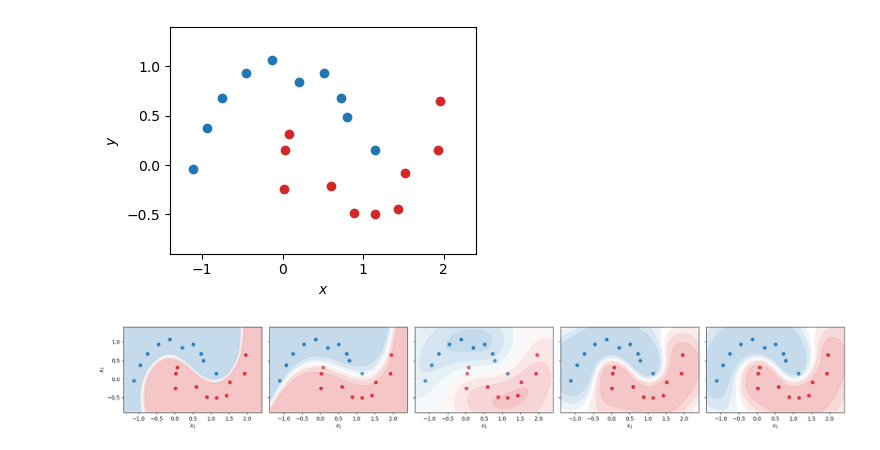
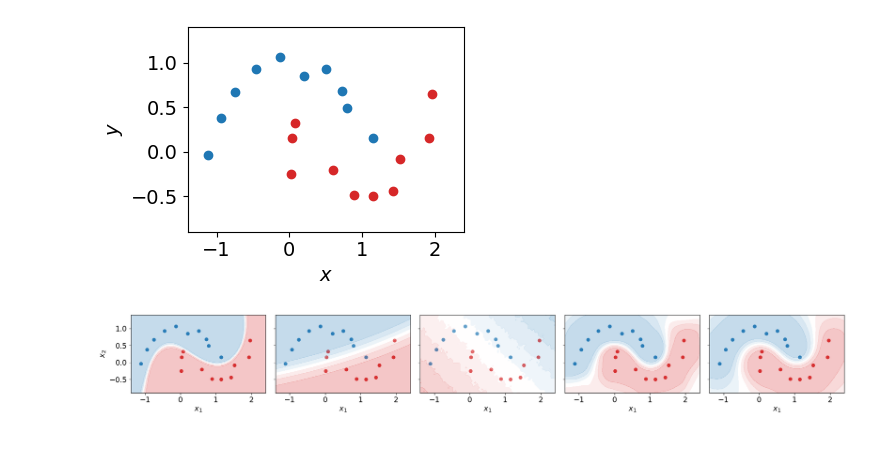
Before and after one commit to ethanharvey98/understanding-SNGP, a Jupyter notebook: notebooks/classification_demo.ipynb, the cells around one changed output. Cells and saved outputs as stored; diff of their text form; code cells hidden in the pictures.

```diff
--- a/notebooks/classification_demo.ipynb
+++ b/notebooks/classification_demo.ipynb
@@ -5,6 +5,7 @@ import types
 import math
 import numpy as np
 import matplotlib.pyplot as plt
+plt.rcParams.update({'font.size': 14})
 from matplotlib.colors import LinearSegmentedColormap
 from sklearn.datasets import make_moons
 # PyTorch
@@ -22,10 +23,17 @@ import layers
 import losses
 import utils
 # %%
-X_numpy, y_numpy = make_moons(n_samples=20, noise=0.1, random_state=42)
+N = 20
+X_numpy, y_numpy = make_moons(n_samples=N, noise=0.1, random_state=42)
 
 X = torch.tensor(X_numpy, dtype=torch.float32)
 y = torch.tensor(y_numpy.reshape(-1, 1), dtype=torch.float32)
+
+#X_train, X_val = X, X
+#y_train, y_val = y, y
+# TODO: Use train and validation set.
+X_train, X_val = X[:int((4/5)*N)], X[int((4/5)*N):]
+y_train, y_val = y[:int((4/5)*N)], y[int((4/5)*N):]
 
 ncols, nrows = 1, 1
 fig, ax = plt.subplots(figsize=(4*ncols, 3*nrows), ncols=ncols, nrows=nrows, sharex=True, sharey='row')
@@ -38,4 +46,4 @@ plt.ylabel(r'$y$')
 fig.tight_layout()
 plt.show()
 # %% [output]
-[figure, old version]
+[figure, new version]
@@ -230,8 +249,10 @@ with torch.no_grad():
 # %%
 lengthscale1_preds = torch.load('classification_lengthscale1_preds.pt', weights_only=False)
 lengthscale2_preds = torch.load('classification_lengthscale2_preds.pt', weights_only=False)
-elbo_preds = torch.load('classification_elbo_preds.pt', weights_only=False)
-de_elbo_preds = torch.load('classification_de_elbo_preds.pt', weights_only=False)
+elbo_mean = torch.load('classification_elbo_mean.pt', weights_only=False)
+elbo_samples = torch.load('classification_elbo_samples.pt', weights_only=False)
+de_elbo_mean = torch.load('classification_de_elbo_mean.pt', weights_only=False)
+de_elbo_samples = torch.load('classification_de_elbo_samples.pt', weights_only=False)
 gp_preds = torch.load('classification_gp_preds.pt', weights_only=False)
 gp_samples = torch.load('classification_gp_samples.pt', weights_only=False)
 gp_mean = torch.load('classification_gp_mean.pt', weights_only=False)
@@ -255,33 +276,33 @@ axs[0].set_ylabel(r'$x_2$')
 axs[1].scatter(X_numpy[:,0][y_numpy==0], X_numpy[:,1][y_numpy==0], color='#1F77B4')
 axs[1].scatter(X_numpy[:,0][y_numpy==1], X_numpy[:,1][y_numpy==1], color='#D62728')
 axs[1].contourf(xx, yy, lengthscale2_preds, alpha=0.3, cmap=cmap)
 axs[1].set_xlim([-1.4, 2.4])
 axs[1].set_ylim([-0.9, 1.4])
 axs[1].set_xlabel(r'$x_1$')
 
 axs[2].scatter(X_numpy[:,0][y_numpy==0], X_numpy[:,1][y_numpy==0], color='#1F77B4')
 axs[2].scatter(X_numpy[:,0][y_numpy==1], X_numpy[:,1][y_numpy==1], color='#D62728')
-axs[2].contourf(xx, yy, elbo_preds, alpha=0.3, cmap=cmap)
+axs[2].contourf(xx, yy, elbo_samples.mean(dim=0), alpha=0.3, cmap=cmap)
 axs[2].set_xlim([-1.4, 2.4])
 axs[2].set_ylim([-0.9, 1.4])
 axs[2].set_xlabel(r'$x_1$')
 
 axs[3].scatter(X_numpy[:,0][y_numpy==0], X_numpy[:,1][y_numpy==0], color='#1F77B4')
 axs[3].scatter(X_numpy[:,0][y_numpy==1], X_numpy[:,1][y_numpy==1], color='#D62728')
-axs[3].contourf(xx, yy, de_elbo_preds, alpha=0.3, cmap=cmap)
+axs[3].contourf(xx, yy, de_elbo_samples.mean(dim=0), alpha=0.3, cmap=cmap)
 axs[3].set_xlim([-1.4, 2.4])
 axs[3].set_ylim([-0.9, 1.4])
 axs[3].set_xlabel(r'$x_1$')
 
 axs[4].scatter(X_numpy[:,0][y_numpy==0], X_numpy[:,1][y_numpy==0], color='#1F77B4')
 axs[4].scatter(X_numpy[:,0][y_numpy==1], X_numpy[:,1][y_numpy==1], color='#D62728')
 axs[4].contourf(xx, yy, gp_mean, alpha=0.3, cmap=cmap)
 axs[4].set_xlim([-1.4, 2.4])
 axs[4].set_ylim([-0.9, 1.4])
 axs[4].set_xlabel(r'$x_1$')
 
 fig.tight_layout()
 fig.savefig('classification_demo.pdf', bbox_inches='tight')
 plt.show()
 # %% [output]
-[figure, old version]
+[figure, new version]
```
Also changed, not shown: parts of 5 cells of this notebook, 10 other files.
